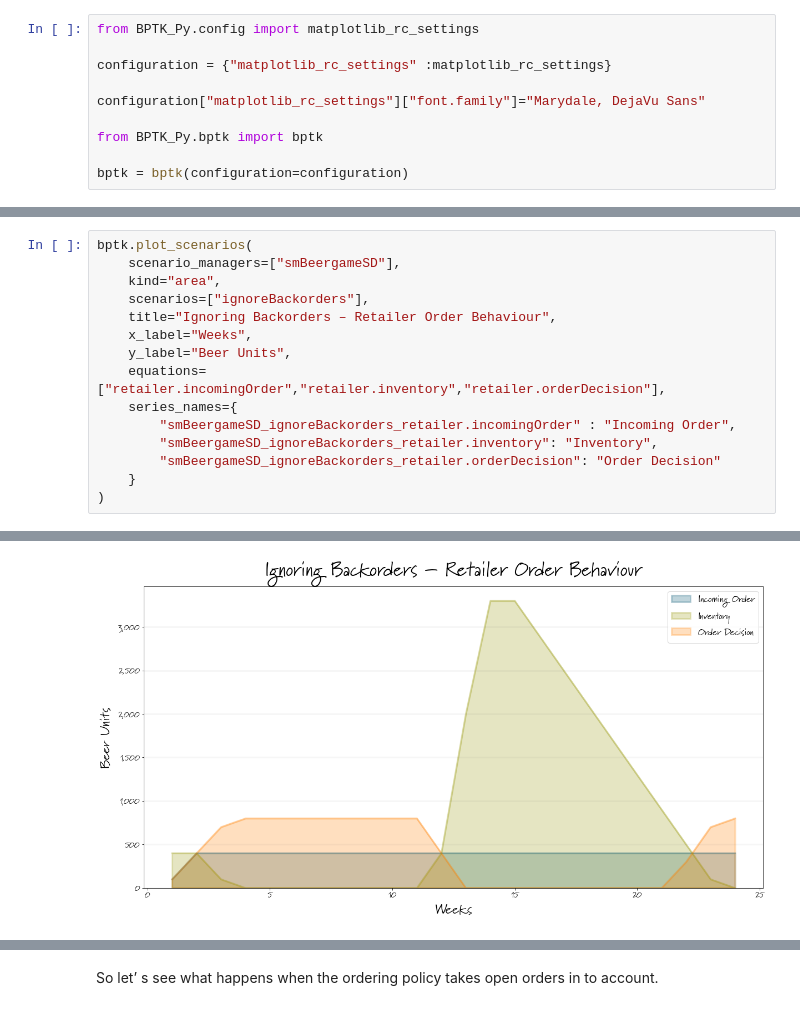
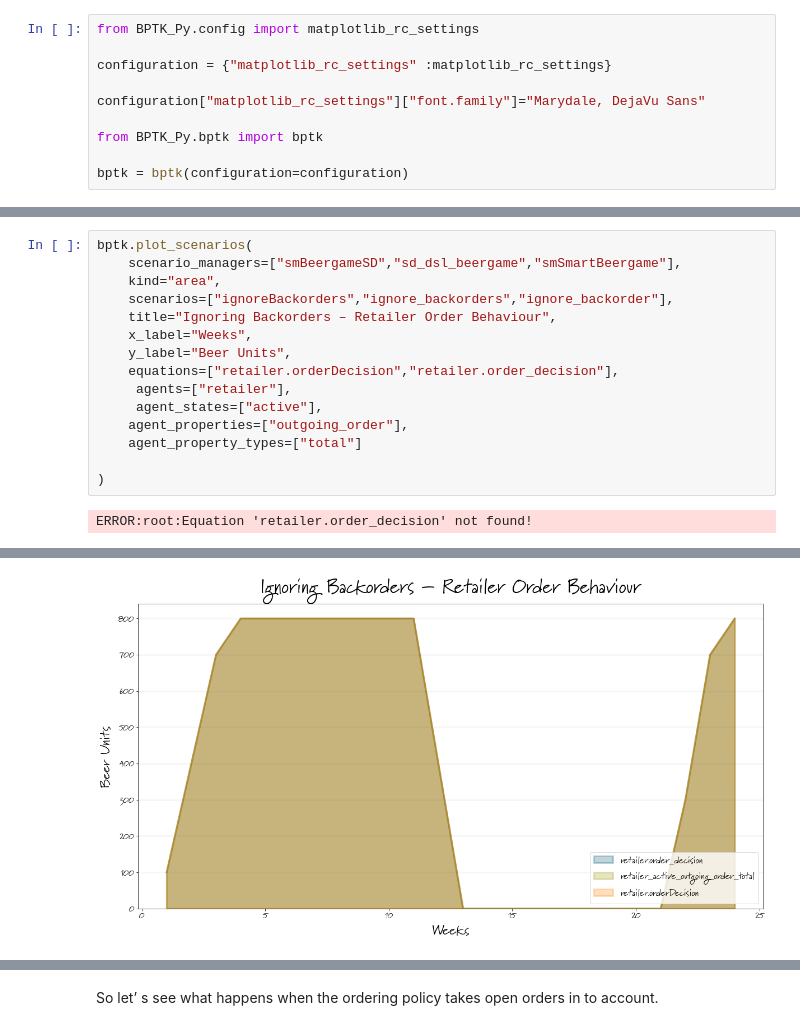
Before and after one commit to transentis/beergame, a Jupyter notebook: comparing_model_results.ipynb, the cells around one changed output, grey strips where cells are left out. Cells and saved outputs as stored; diff of their text form.

```diff
--- a/comparing_model_results.ipynb
+++ b/comparing_model_results.ipynb
@@ -70,16 +69,17 @@ bptk.plot_scenarios(
 # %%
 bptk.plot_scenarios(
-    scenario_managers=["smBeergameSD"],
+    scenario_managers=["smBeergameSD","sd_dsl_beergame","smSmartBeergame"],
     kind="area",
-    scenarios=["ignoreBackorders"],
+    scenarios=["ignoreBackorders","ignore_backorders","ignore_backorder"],
     title="Ignoring Backorders – Retailer Order Behaviour",
     x_label="Weeks",
     y_label="Beer Units",
-    equations=["retailer.incomingOrder","retailer.inventory","retailer.orderDecision"],
-    series_names={
-        "smBeergameSD_ignoreBackorders_retailer.incomingOrder" : "Incoming Order",
-        "smBeergameSD_ignoreBackorders_retailer.inventory": "Inventory",
-        "smBeergameSD_ignoreBackorders_retailer.orderDecision": "Order Decision"
-    }
+    equations=["retailer.orderDecision","retailer.order_decision"],
+     agents=["retailer"],
+     agent_states=["active"],
+    agent_properties=["outgoing_order"],
+    agent_property_types=["total"]
+
 )
 # %% [output]
+ERROR:root:Equation 'retailer.order_decision' not found!
@@ -86,3 +88,3 @@ bptk.plot_scenarios(
-[figure, old version]
+[figure, new version]
 # %%
 bptk.plot_scenarios(
```
Also changed, not shown: parts of 6 cells of this notebook, 6 other files.
